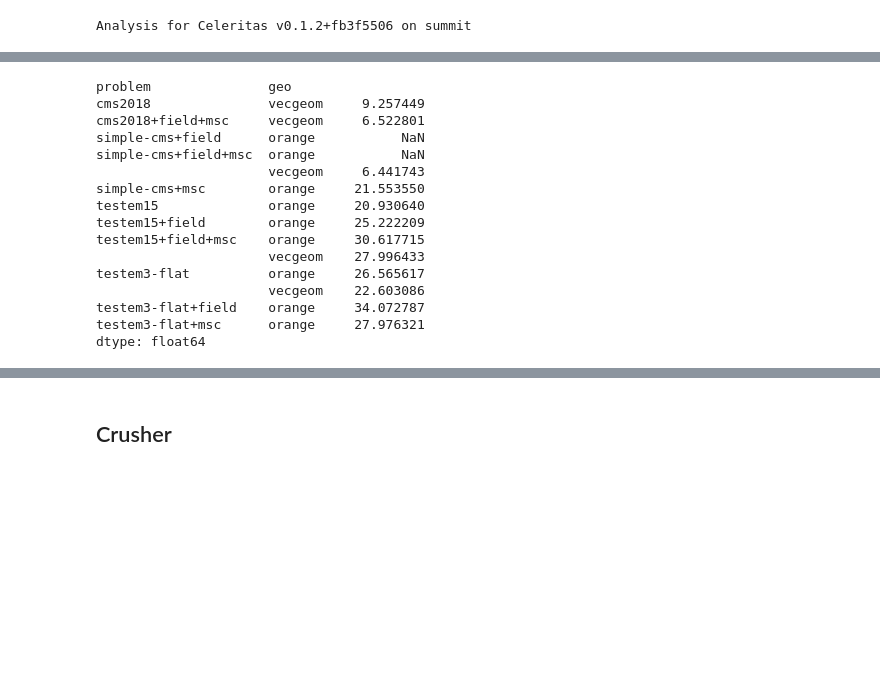
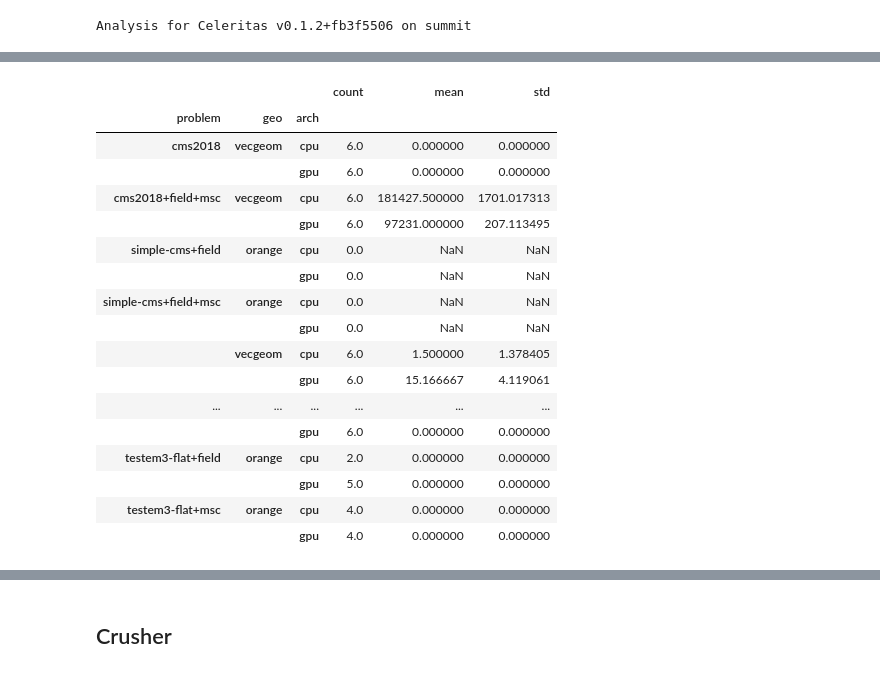
Before and after one commit to celeritas-project/regression, a Jupyter notebook: analysis.ipynb, the cells around one changed output, grey strips where cells are left out. Cells and saved outputs as stored; diff of their text form; code cells hidden in the pictures; blank space fills up the shorter version.

```diff
--- a/analysis.ipynb
+++ b/analysis.ipynb
@@ -65,19 +91,21 @@ def get_cpugpu_ratio(mean):
-# %%
-get_cpugpu_ratio(summed[('avg_time_per_step', 'mean')])
-# %% [output]
-problem               geo
-cms2018               vecgeom     9.257449
-cms2018+field+msc     vecgeom     6.522801
-simple-cms+field      orange           NaN
-simple-cms+field+msc  orange           NaN
-                      vecgeom     6.441743
-simple-cms+msc        orange     21.553550
-testem15              orange     20.930640
-testem15+field        orange     25.222209
-testem15+field+msc    orange     30.617715
-                      vecgeom    27.996433
-testem3-flat          orange     26.565617
-                      vecgeom    22.603086
-testem3-flat+field    orange     34.072787
-testem3-flat+msc      orange     27.976321
-dtype: float64
+# %%
+summed['unconverged']
+# %% [output]
+|  |  |  | count | mean | std |
+| problem | geo | arch |  |  |  |
+| cms2018 | vecgeom | cpu | 6.0 | 0.000000 | 0.000000 |
+|  |  | gpu | 6.0 | 0.000000 | 0.000000 |
+| cms2018+field+msc | vecgeom | cpu | 6.0 | 181427.500000 | 1701.017313 |
+|  |  | gpu | 6.0 | 97231.000000 | 207.113495 |
+| simple-cms+field | orange | cpu | 0.0 | NaN | NaN |
+|  |  | gpu | 0.0 | NaN | NaN |
+| simple-cms+field+msc | orange | cpu | 0.0 | NaN | NaN |
+|  |  | gpu | 0.0 | NaN | NaN |
+|  | vecgeom | cpu | 6.0 | 1.500000 | 1.378405 |
+|  |  | gpu | 6.0 | 15.166667 | 4.119061 |
+| ... | ... | ... | ... | ... | ... |
+|  |  | gpu | 6.0 | 0.000000 | 0.000000 |
+| testem3-flat+field | orange | cpu | 2.0 | 0.000000 | 0.000000 |
+|  |  | gpu | 5.0 | 0.000000 | 0.000000 |
+| testem3-flat+msc | orange | cpu | 4.0 | 0.000000 | 0.000000 |
+|  |  | gpu | 4.0 | 0.000000 | 0.000000 |
```
Also changed, not shown: parts of 28 cells of this notebook, 13 other files.
